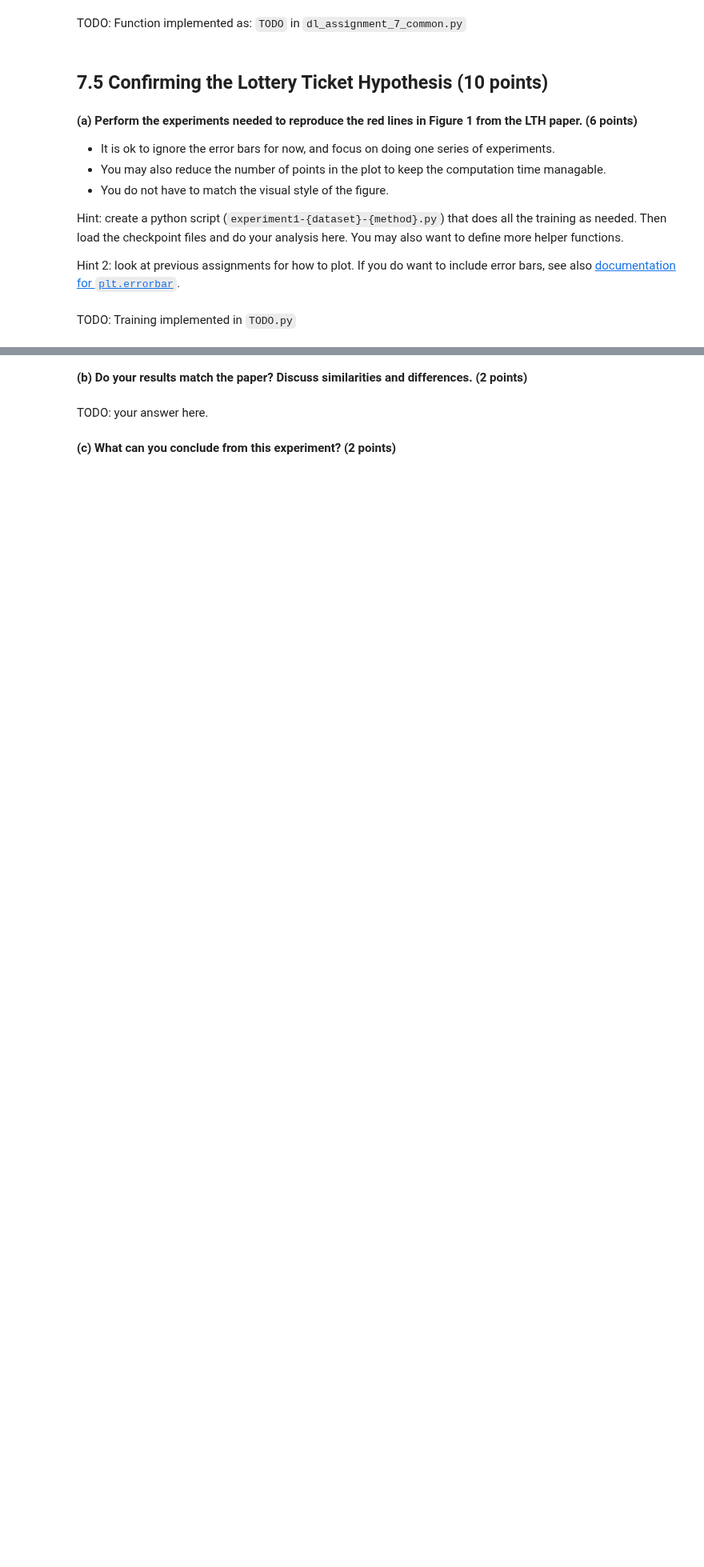
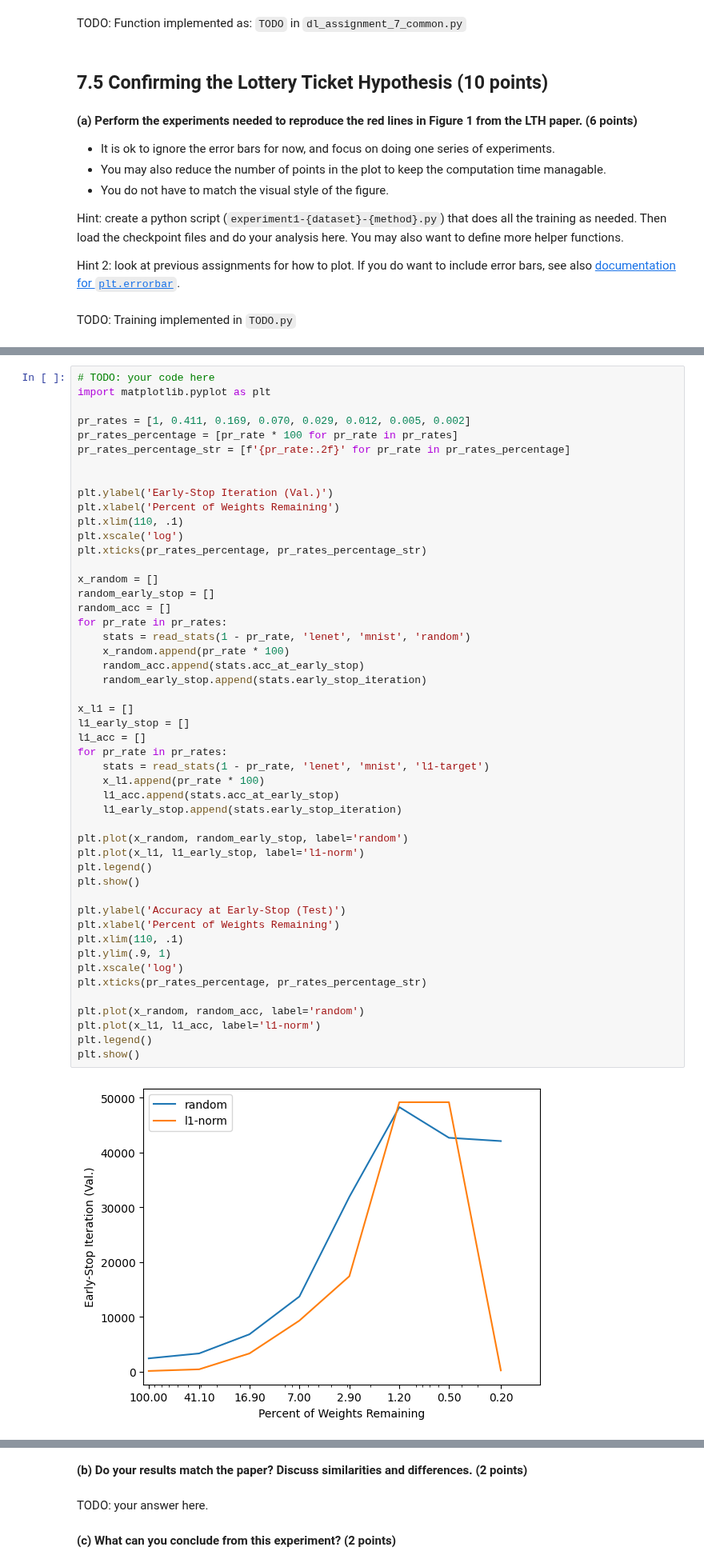
Before and after one commit to daanbrugmans/deep-learning-23-24, a Jupyter notebook: Assignment 7/dl-assignment-7.ipynb, the cells around one changed output, grey strips where cells are left out. Shown at 80% size. Drawn from its saved outputs; the diff is of its cells as text; blank space fills up the shorter version.

```diff
--- a/Assignment 7/dl-assignment-7.ipynb
+++ b/Assignment 7/dl-assignment-7.ipynb
@@ -332,0 +328,51 @@ TODO: Training implemented in `TODO.py`
+# %%
+# TODO: your code here
+import matplotlib.pyplot as plt
+
+pr_rates = [1, 0.411, 0.169, 0.070, 0.029, 0.012, 0.005, 0.002]
+pr_rates_percentage = [pr_rate * 100 for pr_rate in pr_rates]
+pr_rates_percentage_str = [f'{pr_rate:.2f}' for pr_rate in pr_rates_percentage]
+
+
+plt.ylabel('Early-Stop Iteration (Val.)')
+plt.xlabel('Percent of Weights Remaining')
+plt.xlim(110, .1)
+plt.xscale('log')
+plt.xticks(pr_rates_percentage, pr_rates_percentage_str)
+
+x_random = []
+random_early_stop = []
+random_acc = []
+for pr_rate in pr_rates:
+    stats = read_stats(1 - pr_rate, 'lenet', 'mnist', 'random')
+    x_random.append(pr_rate * 100)
+    random_acc.append(stats.acc_at_early_stop)
+    random_early_stop.append(stats.early_stop_iteration)
+
+x_l1 = []
+l1_early_stop = []
+l1_acc = []
+for pr_rate in pr_rates:
+    stats = read_stats(1 - pr_rate, 'lenet', 'mnist', 'l1-target')
+    x_l1.append(pr_rate * 100)
+    l1_acc.append(stats.acc_at_early_stop)
+    l1_early_stop.append(stats.early_stop_iteration)
+
+plt.plot(x_random, random_early_stop, label='random')
+plt.plot(x_l1, l1_early_stop, label='l1-norm')
+plt.legend()
+plt.show()
+
+plt.ylabel('Accuracy at Early-Stop (Test)')
+plt.xlabel('Percent of Weights Remaining')
+plt.xlim(110, .1)
+plt.ylim(.9, 1)
+plt.xscale('log')
+plt.xticks(pr_rates_percentage, pr_rates_percentage_str)
+
+plt.plot(x_random, random_acc, label='random')
+plt.plot(x_l1, l1_acc, label='l1-norm')
+plt.legend()
+plt.show()
+# %% [output]
+[figure, added]
```
Also changed, not shown: parts of 3 cells of this notebook, 21 other files.
